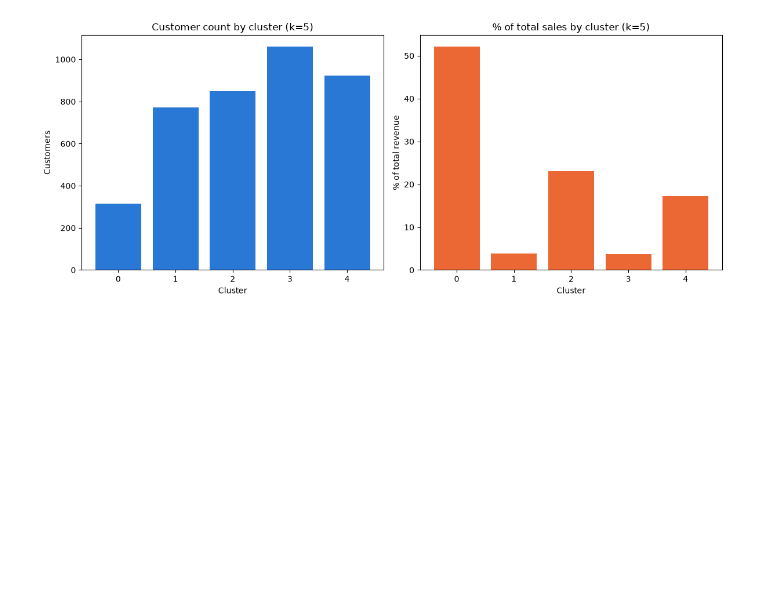
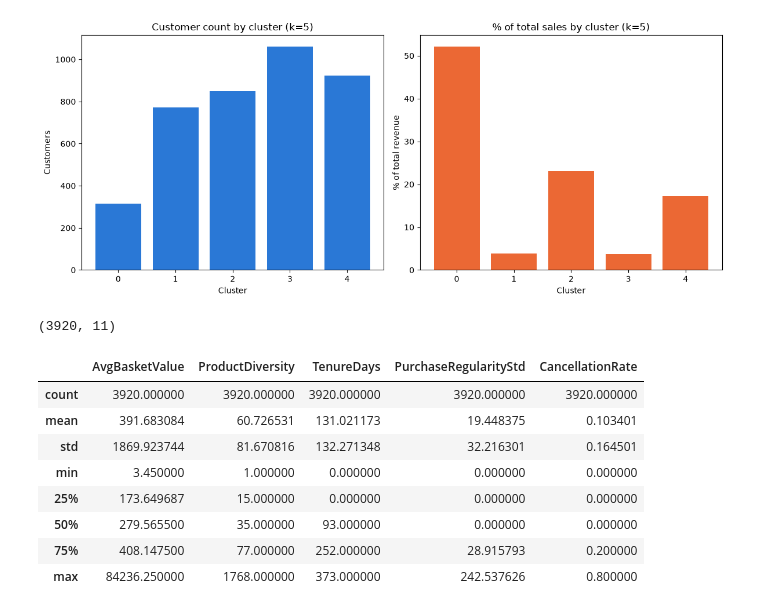
Before and after one commit to swagat017/Data-Mining-Project, a Jupyter notebook: notebooks/rfm_baseline.ipynb, the cells around one changed output. Drawn from its saved outputs; the diff is of its cells as text; code cells hidden in the pictures; blank space fills up the shorter version.

```diff
--- a/notebooks/rfm_baseline.ipynb
+++ b/notebooks/rfm_baseline.ipynb
@@ -379,3 +379,72 @@ plt.savefig("../results/figures/cluster_size_vs_sales_concentration.png", dpi=15
 plt.show()
 # %% [output]
 [figure]
+# %%
+import pandas as pd
+import numpy as np
+
+def load_processed_csv(path, id_cols=('InvoiceNo','StockCode','CustomerID')):
+    df = pd.read_csv(path)
+    for col in id_cols:
+        if col in df.columns:
+            df[col] = df[col].astype(str)
+    return df
+
+valid_purchase_lines = load_processed_csv("../data/processed/valid_purchase_lines.csv")
+cancellation_lines = load_processed_csv("../data/processed/cancellation_lines.csv")
+cancellation_lines['CustomerID'] = cancellation_lines['CustomerID'].astype(str).str.replace(r'\.0$', '', regex=True)  # known fix
+
+valid_purchase_lines['InvoiceDate'] = pd.to_datetime(valid_purchase_lines['InvoiceDate'])
+cancellation_lines['InvoiceDate'] = pd.to_datetime(cancellation_lines['InvoiceDate'])
+
+FS0 = pd.read_csv("../data/processed/FS0_raw_rfm.csv")
+FS0['CustomerID'] = FS0['CustomerID'].astype(str)
+FS1 = pd.read_csv("../data/processed/FS1_log_robust_rfm.csv")
+FS1['CustomerID'] = FS1['CustomerID'].astype(str)
+
+# ---- Basket behaviour (full year, UK, valid purchases only) ----
+invoice_agg_full = valid_purchase_lines.groupby(['CustomerID','InvoiceNo']).agg(
+    InvoiceDate=('InvoiceDate','min'), InvoiceRevenue=('Revenue','sum')
+).reset_index()
+
+basket_features = valid_purchase_lines.groupby('CustomerID').agg(
+    AvgBasketValue=('Revenue', lambda x: x.sum() / valid_purchase_lines.loc[x.index,'InvoiceNo'].nunique()),
+    ProductDiversity=('StockCode', 'nunique'),
+    FirstPurchaseDate=('InvoiceDate','min'), LastPurchaseDate=('InvoiceDate','max')
+).reset_index()
+basket_features['TenureDays'] = (basket_features['LastPurchaseDate'] - basket_features['FirstPurchaseDate']).dt.days
+
+# regularity
+inv_sorted = invoice_agg_full.sort_values(['CustomerID','InvoiceDate'])
+inv_sorted['DaysSincePrev'] = inv_sorted.groupby('CustomerID')['InvoiceDate'].diff().dt.days
+regularity_full = inv_sorted.groupby('CustomerID')['DaysSincePrev'].std().reset_index()
+regularity_full.columns = ['CustomerID','PurchaseRegularityStd']
+
+# cancellation rate (full year)
+cancel_counts_full = cancellation_lines.groupby('CustomerID')['InvoiceNo'].nunique().reset_index()
+cancel_counts_full.columns = ['CustomerID','CancelledInvoiceCount']
+
+basket_features = basket_features.merge(regularity_full, on='CustomerID', how='left')
+basket_features = basket_features.merge(cancel_counts_full, on='CustomerID', how='left')
+basket_features['CancelledInvoiceCount'] = basket_features['CancelledInvoiceCount'].fillna(0)
+basket_features['IsSingleInvoiceCustomer'] = basket_features['PurchaseRegularityStd'].isna().astype(int)
+basket_features['PurchaseRegularityStd'] = basket_features['PurchaseRegularityStd'].fillna(0)
+
+# restrict to the same 3,920 UK RFM-eligible customers only
+basket_features = basket_features[basket_features['CustomerID'].isin(FS0['CustomerID'])].copy()
+basket_features = basket_features.merge(FS0[['CustomerID','Frequency']], on='CustomerID', how='left')
+basket_features['CancellationRate'] = basket_features['CancelledInvoiceCount'] / (basket_features['Frequency'] + basket_features['CancelledInvoiceCount'])
+
+print(basket_features.shape)
+basket_features[['AvgBasketValue','ProductDiversity','TenureDays','PurchaseRegularityStd','CancellationRate']].describe()
+# %% [output]
+(3920, 11)
+|  | AvgBasketValue | ProductDiversity | TenureDays | PurchaseRegularityStd | CancellationRate |
+| count | 3920.000000 | 3920.000000 | 3920.000000 | 3920.000000 | 3920.000000 |
+| mean | 391.683084 | 60.726531 | 131.021173 | 19.448375 | 0.103401 |
+| std | 1869.923744 | 81.670816 | 132.271348 | 32.216301 | 0.164501 |
+| min | 3.450000 | 1.000000 | 0.000000 | 0.000000 | 0.000000 |
+| 25% | 173.649687 | 15.000000 | 0.000000 | 0.000000 | 0.000000 |
+| 50% | 279.565500 | 35.000000 | 93.000000 | 0.000000 | 0.000000 |
+| 75% | 408.147500 | 77.000000 | 252.000000 | 28.915793 | 0.200000 |
+| max | 84236.250000 | 1768.000000 | 373.000000 | 242.537626 | 0.800000 |
```
Also changed, not shown: parts of 9 cells of this notebook, 2 other files.
